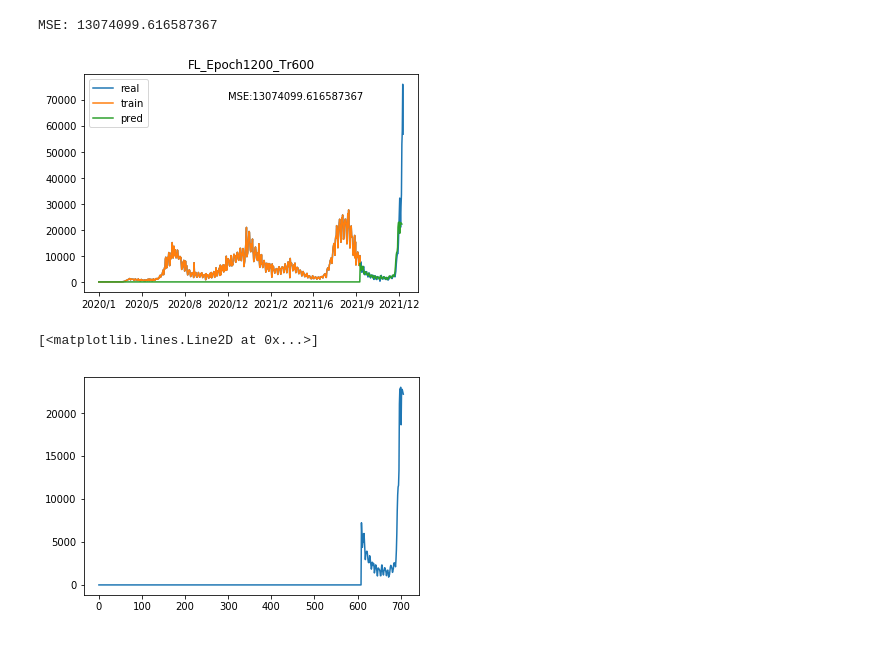
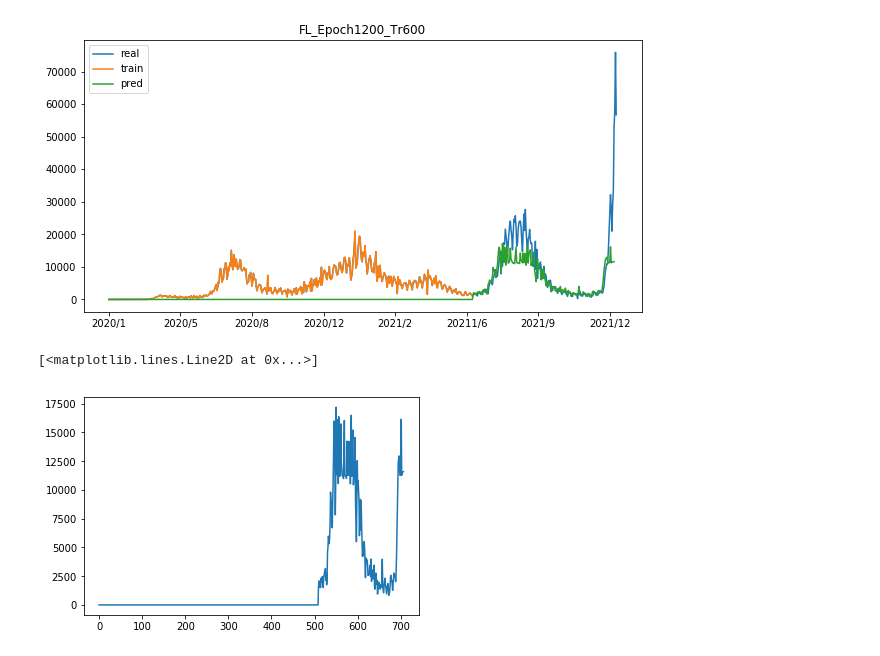
Before and after one commit to GoodrainCN/Covid_Trend, a Jupyter notebook: FL.ipynb, the cells around one changed output. Saved outputs shown, nothing was run; the diff lists cells and outputs as text; code cells hidden in the pictures.

```diff
--- a/FL.ipynb
+++ b/FL.ipynb
@@ -8,21 +8,21 @@ device = torch.device("cuda" if torch.cuda.is_available() else "cpu")
 # %%
 import csv
 data = []
-with open("cleaned\FL.csv", "r", encoding="utf-8") as f:
+with open("cleaned/FL.csv", "r", encoding="utf-8") as f:
     csv_reader = csv.reader(f, delimiter=',')
     headers = next(csv_reader)
     for i in csv_reader:
         data.append(int(i[5]))
 
-train  = data[:-100]
-test = data[-100:]
+train  = data[:-200]
+test = data[-200:]
 
 li_x = []
 li_y = []
 seq = 2
 
 # 因为数据集较少，序列长度太长会影响结果
-for i in range(len(data[:-100]) - seq):
+for i in range(len(data[:-200]) - seq):
     # 输入就是[x,x+1]天的数据，输出时x+2天的数据
     li_x.append(train[i: i+seq])
     li_y.append(train[i+seq])
@@ -30,7 +30,7 @@ for i in range(len(data[:-100]) - seq):
 t_x = []
 t_y = []
 # 因为数据集较少，序列长度太长会影响结果
-for i in range(len(data[-100:]) - seq):
+for i in range(len(data[-200:]) - seq):
     # 输入就是[x,x+1]天的数据，输出时x+2天的数据*
     t_x.append(test[i: i+seq])
     t_y.append(test[i+seq])
@@ -101,37 +101,30 @@ epoch:1180, loss:2.8197858333587646, test_loss: 68.53801727294922
 # %%
 model.eval()
 # result = li_x[0][:seq-1] + list((model(train_x).data.reshape(-1))*1000) + list((model(test_x).data.reshape(-1))*1000)
 result = [0] + list((model(train_x).data.reshape(-1))*00) + list((model(test_x).data.reshape(-1))*1000)
 
 #展示结果
+plt.figure(figsize=(10,5))
+
 plt.plot(data,label="real")
 # 原来的走势
 
 plt.plot(train,label="train")
 
 plt.plot(result,label="pred")
 plt.xticks(
     [0,100,200,300,400,500,600,700],
     ['2020/1','2020/5', '2020/8', '2020/12', '2021/2', '20211/6', '2021/9', '2021/12']
 )
 # 模型预测的走势
 plt.legend(loc='best')
-#Accuracy
-from sklearn.metrics import mean_squared_error
-temp0 = result[600:705]
-temp1 = data[600:705]
-MSE = mean_squared_error(temp0, temp1)
-print("MSE:", MSE)
-plt.text(300,70000,f"MSE:{MSE}")
-#
-plt.title(f'FL_Epoch1200_Tr600')
-plt.savefig('plot/FL_Epoch1200_Tr600.jpg')
+plt.title('FL_Epoch1200_Tr600')
+# plt.savefig('plot/FL_Epoch1200_Tr600.jpg')
 plt.show()
 # %% [output]
-MSE: 13074099.616587367
-[figure, old version]
+[figure, new version]
 # %%
 plt.plot(result)
 # %% [output]
 [<matplotlib.lines.Line2D at 0x...>]
-[figure, old version]
+[figure, new version]
```
Also changed, not shown: parts of 8 cells of this notebook.
